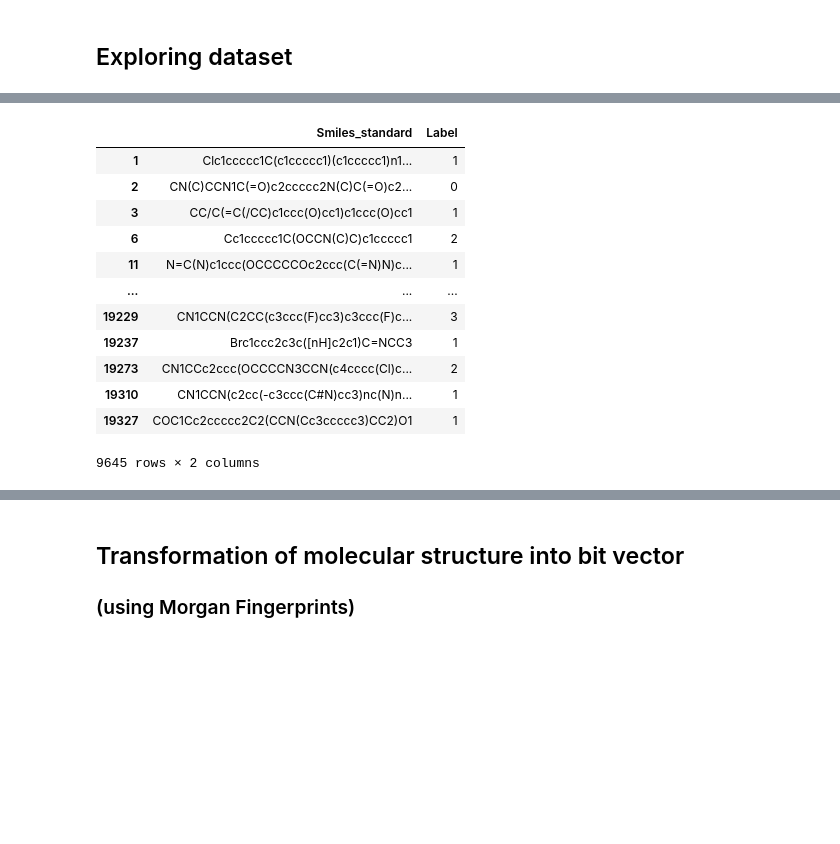
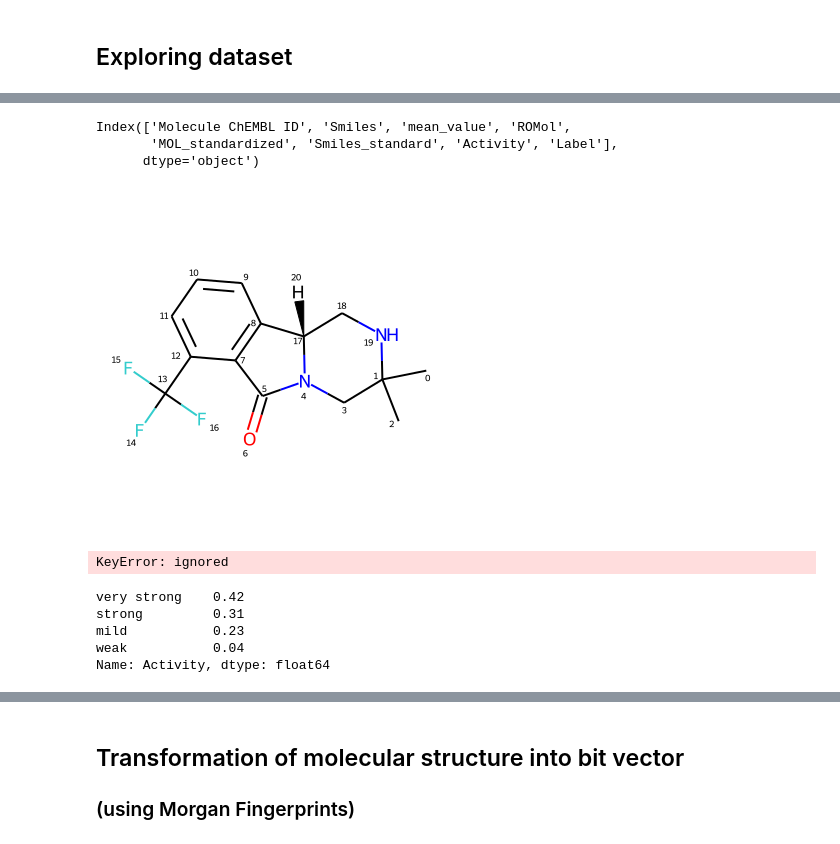
Before and after one commit to kuteykin/HTR2a-bioactivity-prediction, a Jupyter notebook: 5_ht2a_receptor_bioactivity_predictor.ipynb, the cells around one changed output, grey strips where cells are left out. Saved outputs shown, nothing was run; the diff lists cells and outputs as text; code cells hidden in the pictures; blank space fills up the shorter version.

```diff
--- a/5_ht2a_receptor_bioactivity_predictor.ipynb
+++ b/5_ht2a_receptor_bioactivity_predictor.ipynb
@@ -420,16 +334,0 @@ to_use = df_selected[['Smiles_standard', 'Label']]
-# %%
-to_use
-# %% [output]
-|  | Smiles_standard | Label |
-| 1 | Clc1ccccc1C(c1ccccc1)(c1ccccc1)n1... | 1 |
-| 2 | CN(C)CCN1C(=O)c2ccccc2N(C)C(=O)c2... | 0 |
-| 3 | CC/C(=C(/CC)c1ccc(O)cc1)c1ccc(O)cc1 | 1 |
-| 6 | Cc1ccccc1C(OCCN(C)C)c1ccccc1 | 2 |
-| 11 | N=C(N)c1ccc(OCCCCCOc2ccc(C(=N)N)c... | 1 |
-| ... | ... | ... |
-| 19229 | CN1CCN(C2CC(c3ccc(F)cc3)c3ccc(F)c... | 3 |
-| 19237 | Brc1ccc2c3c([nH]c2c1)C=NCC3 | 1 |
-| 19273 | CN1CCc2ccc(OCCCCN3CCN(c4cccc(Cl)c... | 2 |
-| 19310 | CN1CCN(c2cc(-c3ccc(C#N)cc3)nc(N)n... | 1 |
-| 19327 | COC1Cc2ccccc2C2(CCN(Cc3ccccc3)CC2)O1 | 1 |
-9645 rows × 2 columns
@@ -437,0 +335,10 @@ to_use.to_csv('/content/drive/MyDrive/Colab Notebooks/Drug_discovery_course/Bioa
+# %%
+df.columns
+# %% [output]
+Index(['Molecule ChEMBL ID', 'Smiles', 'mean_value', 'ROMol',
+       'MOL_standardized', 'Smiles_standard', 'Activity', 'Label'],
+      dtype='object')
+# %%
+df.MOL_standardized[1117]
+# %% [output]
+[figure, added]
@@ -437,0 +354,12 @@ to_use.to_csv('/content/drive/MyDrive/Colab Notebooks/Drug_discovery_course/Bioa
+# %%
+df = df.drop(['Smiles', 'ROMol'], axis = 1)
+# %% [output]
+KeyError: ignored
+# %%
+df['Activity'].value_counts(normalize=True)
+# %% [output]
+very strong    0.42
+strong         0.31
+mild           0.23
+weak           0.04
+Name: Activity, dtype: float64
```
Also changed, not shown: parts of 111 cells of this notebook, 8 other files.
